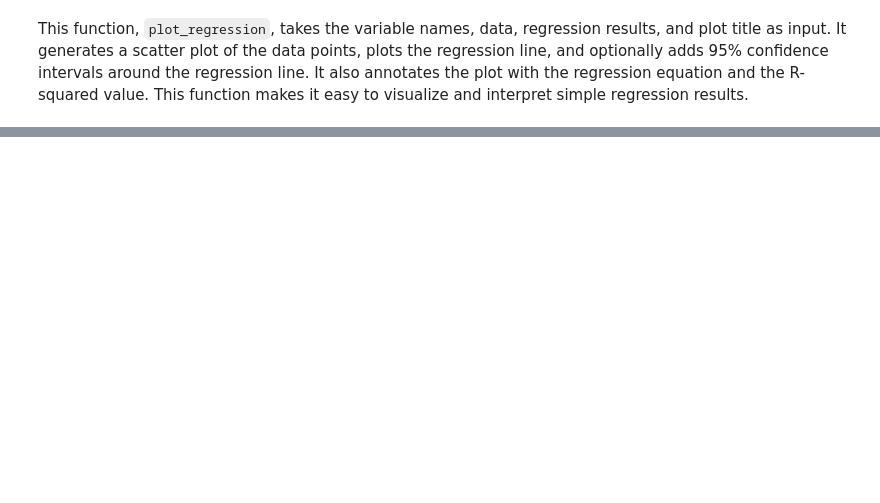
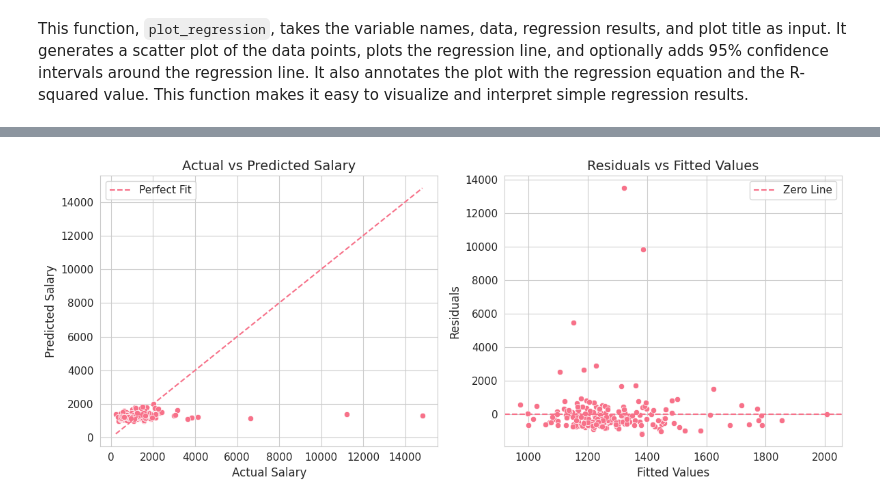
Before and after one commit to jhu-aap-econ/merino, a Jupyter notebook: notebooks/Ch2. The Simple Regression Model.ipynb, the cells around one changed output, grey strips where cells are left out. Drawn from its saved outputs; the diff is of its cells as text; code cells hidden in the pictures; blank space fills up the shorter version.

```diff
--- a/notebooks/Ch2. The Simple Regression Model.ipynb
+++ b/notebooks/Ch2. The Simple Regression Model.ipynb
@@ -1393,0 +592,23 @@ This concludes our exploration of the Simple Regression Model. We have covered t
+# %%
+# Create model fit visualization with seaborn defaults
+fig, axes = plt.subplots(1, 2, figsize=(12, 5))
+
+# Actual vs Predicted plot
+sns.scatterplot(x=sal, y=sal_hat, ax=axes[0])
+axes[0].plot([sal.min(), sal.max()], [sal.min(), sal.max()], "--", label="Perfect Fit")
+axes[0].set_title("Actual vs Predicted Salary")
+axes[0].set_xlabel("Actual Salary")
+axes[0].set_ylabel("Predicted Salary")
+axes[0].legend()
+
+# Residuals vs Fitted plot
+sns.scatterplot(x=sal_hat, y=u_hat, ax=axes[1])
+axes[1].axhline(y=0, linestyle="--", label="Zero Line")
+axes[1].set_title("Residuals vs Fitted Values")
+axes[1].set_xlabel("Fitted Values")
+axes[1].set_ylabel("Residuals")
+axes[1].legend()
+
+plt.tight_layout()
+# %% [output]
+[figure, added]
```
Also changed, not shown: parts of 78 cells of this notebook, 27 other files.
